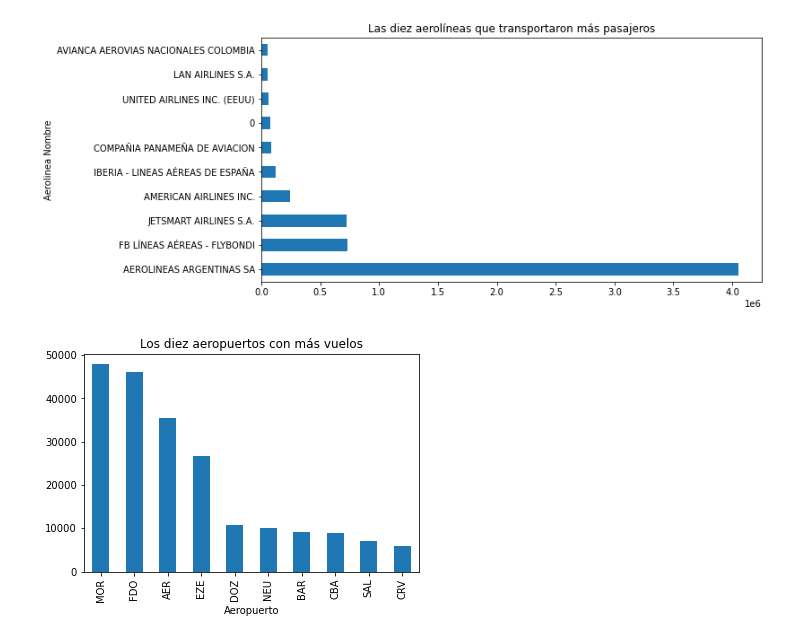
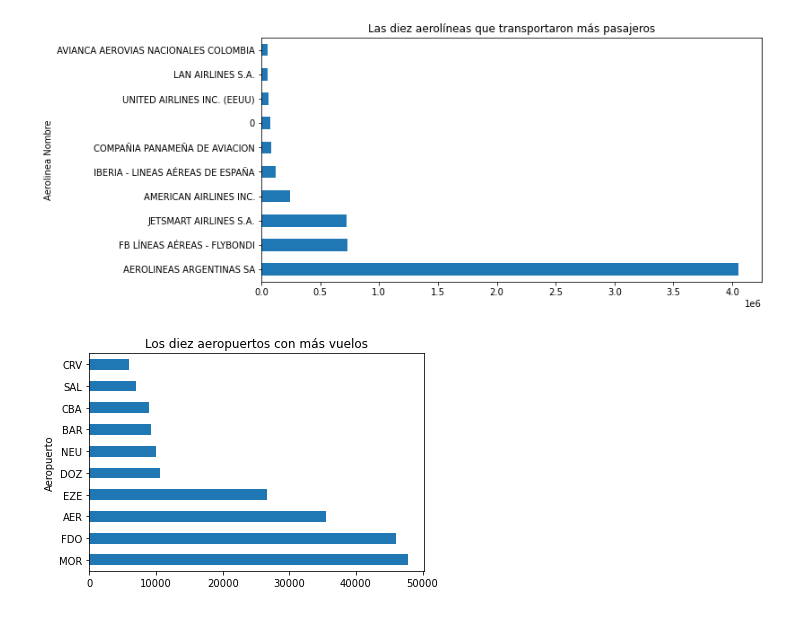
Before and after one commit to LeandroVazquez/vuelosArgentina, a Jupyter notebook: VuelosArgentina.ipynb, the cells around one changed output. Cells and saved outputs as stored; diff of their text form; code cells hidden in the pictures.

```diff
--- a/VuelosArgentina.ipynb
+++ b/VuelosArgentina.ipynb
@@ -111,8 +114,8 @@ plt.show()
 [figure]
 # %%
 aeropuertosVuelos=vuelosArgentina.groupby("Aeropuerto")["Clasificación Vuelo"].count().nlargest(10)
-aeropuertosVuelos.plot(kind="bar",stacked=True) ##,figsize=(20,10)); ##stacked='True'
+aeropuertosVuelos.plot(kind="barh") ##,figsize=(20,10)); ##stacked='True'
 plt.title("Los diez aeropuertos con más vuelos")
 plt.show()
 # %% [output]
-[figure, old version]
+[figure, new version]
```
Also changed, not shown: parts of 7 cells of this notebook.
